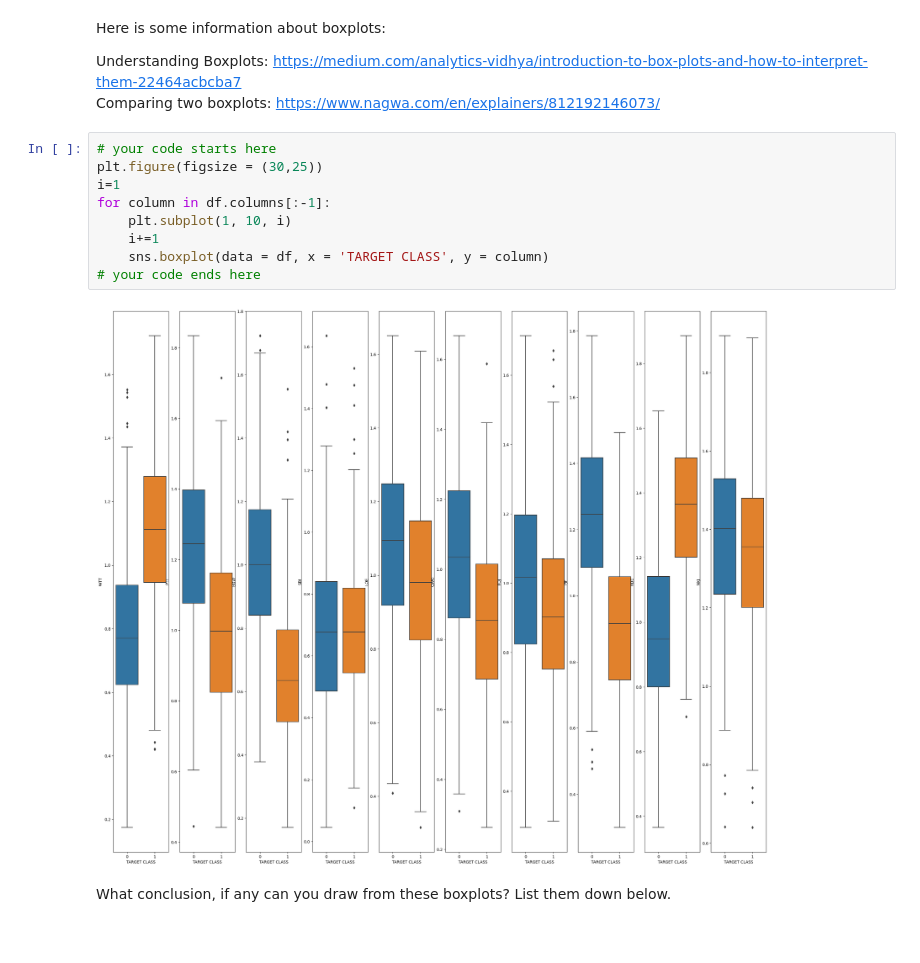
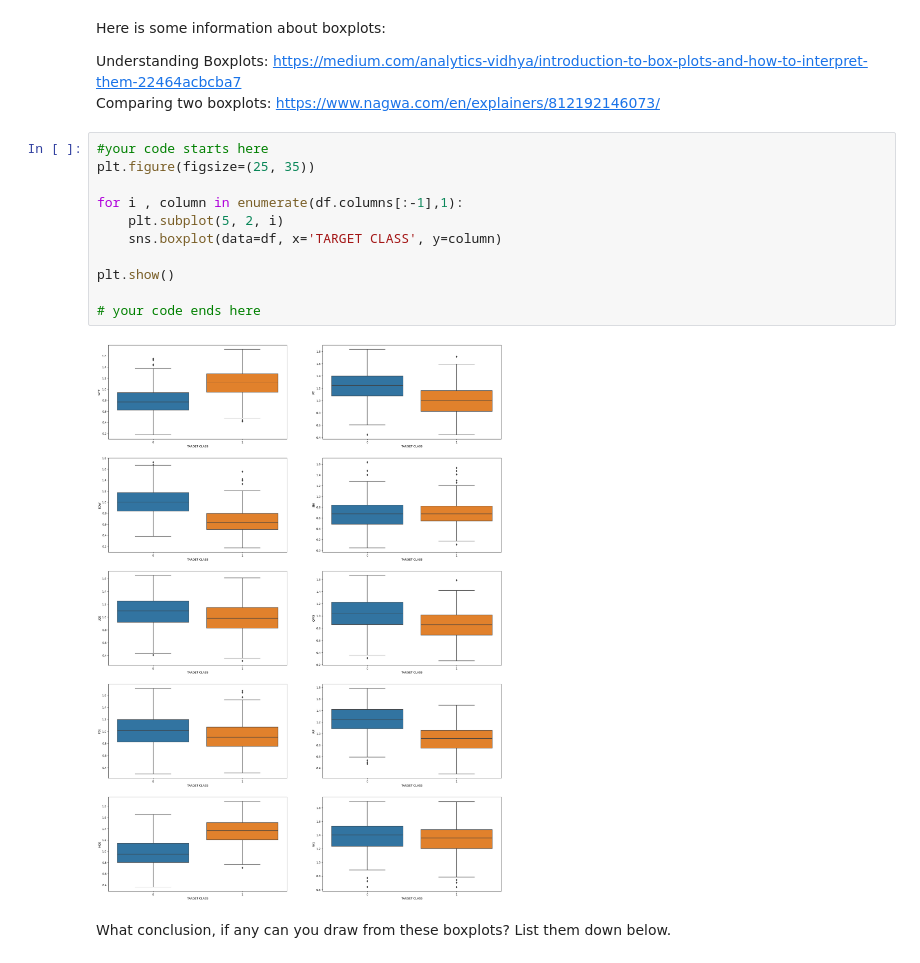
Before and after one commit to stableminded/Synapse_lp, a Jupyter notebook: SynapseWeekTwo_Dhairya_Mehta.ipynb, the cells around one changed output. Saved outputs shown, nothing was run; the diff lists cells and outputs as text.

```diff
--- a/SynapseWeekTwo_Dhairya_Mehta.ipynb
+++ b/SynapseWeekTwo_Dhairya_Mehta.ipynb
@@ -420,16 +421,18 @@ Understanding Boxplots:
 https://medium.com/analytics-vidhya/introduction-to-box-plots-and-how-to-interpret-them-22464acbcba7 <br>
 Comparing two boxplots: https://www.nagwa.com/en/explainers/812192146073/
 # %%
-# your code starts here
-plt.figure(figsize = (30,25))
-i=1
-for column in df.columns[:-1]:
-    plt.subplot(1, 10, i)
-    i+=1
-    sns.boxplot(data = df, x = 'TARGET CLASS', y = column)
+#your code starts here
+plt.figure(figsize=(25, 35))
+
+for i , column in enumerate(df.columns[:-1],1):
+    plt.subplot(5, 2, i)
+    sns.boxplot(data=df, x='TARGET CLASS', y=column)
+
+plt.show()
+
 # your code ends here
 # %% [output]
-[figure, old version]
+[figure, new version]
 # %% [markdown]
 What conclusion, if any can you draw from these boxplots?
 List them down below.
```
Also changed, not shown: parts of 8 cells of this notebook.
